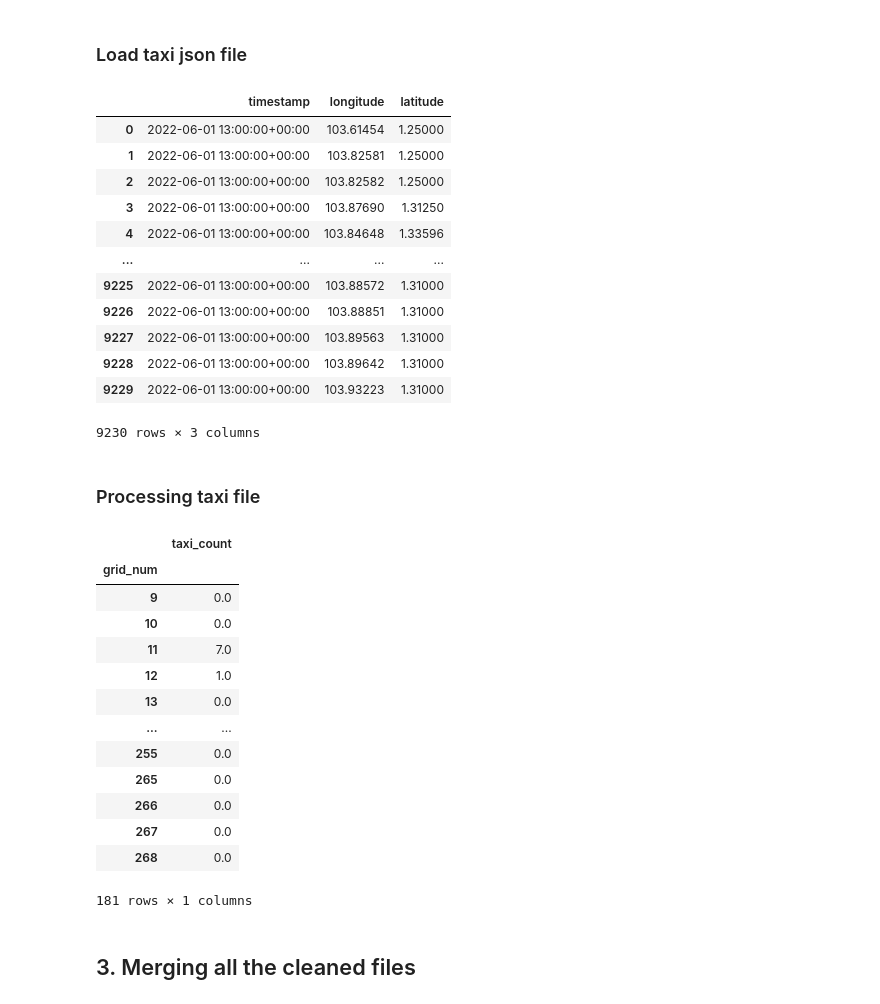
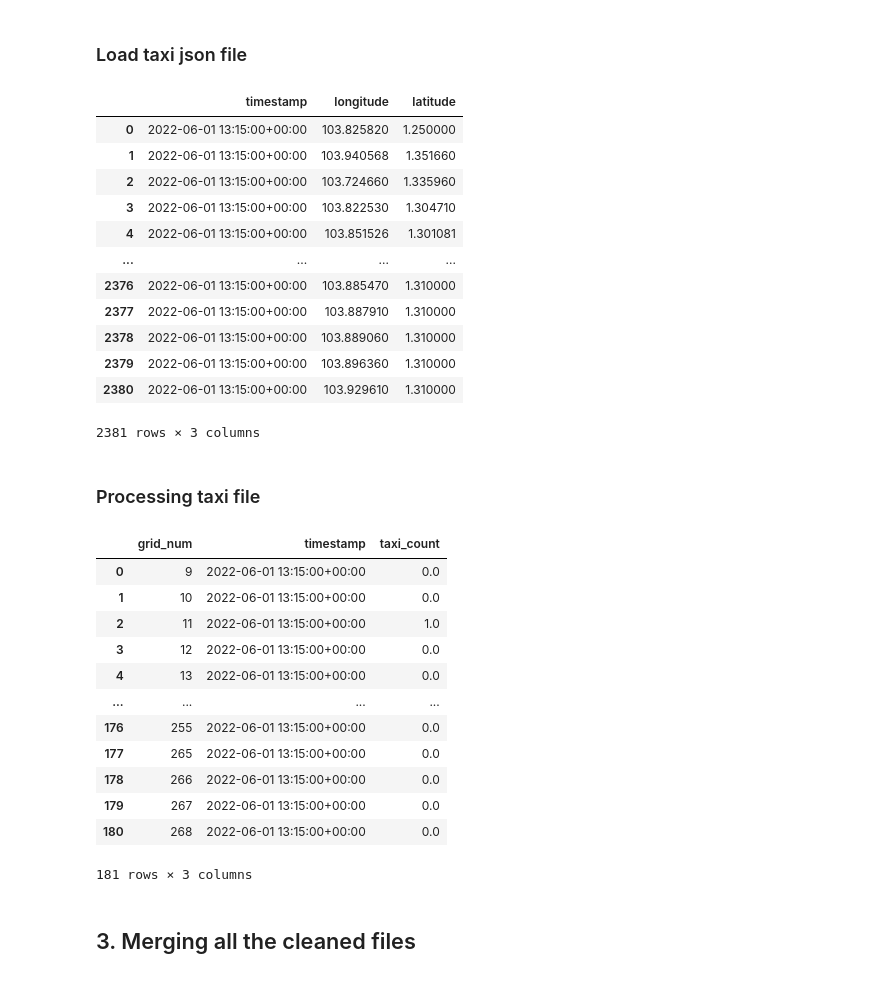
Before and after one commit to spencerkmarley/smu-cs611-mleng-project, a Jupyter notebook: Assignment.ipynb, the cells around one changed output. Drawn from its saved outputs; the diff is of its cells as text; code cells hidden in the pictures.

Commit message:
updated nea assignment

```diff
--- a/Assignment.ipynb
+++ b/Assignment.ipynb
@@ -59,7 +46,8 @@ Taxi files: <br>
 project = 'ml-eng-cs611-group-project'
 nea_bucket = 'ml-eng-cs611-group-project-nea'
 taxi_bucket = 'ml-eng-cs611-group-project-taxis'
-dataset_id='taxi_dataset'
+dataset_id='taxi_dataset_reference'
+table_id_nea='assignment-station-v2'
 measure = 'rainfall'
 measures = ['rainfall','air-temperature','relative-humidity']
 
@@ -83,3 +79,10 @@ grid_nums = list(grids_df['grid_num'].unique())
+# %%
+grids_file = './updated codes/filter_grids_2/filter_grids_2.shp' ## To change directory
+
+grids_df = get_grid_data(grids_file)
+
+# Get unique grid_num
+grid_nums = list(grids_df['grid_num'].unique())
 # %%
 grids_df
 # %% [output]
@@ -238,34 +262,34 @@ assignment_df
 # %% [markdown]
 ### Load taxi json file
 # %%
-taxi_query_timestamp = '2022-06-01 13:00:00'
+taxi_query_timestamp = '2022-06-01 13:15:00'
 taxi = query_taxi_availability(taxi_query_timestamp)
 # %%
 taxi
 # %% [output]
 |  | timestamp | longitude | latitude |
-| 0 | 2022-06-01 13:00:00+00:00 | 103.61454 | 1.25000 |
-| 1 | 2022-06-01 13:00:00+00:00 | 103.82581 | 1.25000 |
-| 2 | 2022-06-01 13:00:00+00:00 | 103.82582 | 1.25000 |
-| 3 | 2022-06-01 13:00:00+00:00 | 103.87690 | 1.31250 |
-| 4 | 2022-06-01 13:00:00+00:00 | 103.84648 | 1.33596 |
+| 0 | 2022-06-01 13:15:00+00:00 | 103.825820 | 1.250000 |
+| 1 | 2022-06-01 13:15:00+00:00 | 103.940568 | 1.351660 |
+| 2 | 2022-06-01 13:15:00+00:00 | 103.724660 | 1.335960 |
+| 3 | 2022-06-01 13:15:00+00:00 | 103.822530 | 1.304710 |
+| 4 | 2022-06-01 13:15:00+00:00 | 103.851526 | 1.301081 |
 | ... | ... | ... | ... |
-| 9225 | 2022-06-01 13:00:00+00:00 | 103.88572 | 1.31000 |
-| 9226 | 2022-06-01 13:00:00+00:00 | 103.88851 | 1.31000 |
-| 9227 | 2022-06-01 13:00:00+00:00 | 103.89563 | 1.31000 |
-| 9228 | 2022-06-01 13:00:00+00:00 | 103.89642 | 1.31000 |
-| 9229 | 2022-06-01 13:00:00+00:00 | 103.93223 | 1.31000 |
+| 2376 | 2022-06-01 13:15:00+00:00 | 103.885470 | 1.310000 |
+| 2377 | 2022-06-01 13:15:00+00:00 | 103.887910 | 1.310000 |
+| 2378 | 2022-06-01 13:15:00+00:00 | 103.889060 | 1.310000 |
+| 2379 | 2022-06-01 13:15:00+00:00 | 103.896360 | 1.310000 |
+| 2380 | 2022-06-01 13:15:00+00:00 | 103.929610 | 1.310000 |
-9230 rows × 3 columns
+2381 rows × 3 columns
 # %% [markdown]
 ### Processing taxi file
 # %%
-def get_grid_longitude(longitude:float):
-    return math.ceil((longitude-103.6)/0.020454545454545583)
-
-def get_grid_latitude(latitude:float):
-    return (13 - math.ceil((latitude -1.208)/0.020538461538461547))*22
 
 def assign_taxis(taxi_df,grids):
+    def get_grid_longitude(longitude:float):
+        return math.ceil((longitude-103.6)/0.020454545454545583)
+
+    def get_grid_latitude(latitude:float):
+        return (13 - math.ceil((latitude -1.208)/0.020538461538461547))*22
     longitude_array = taxi_df['longitude'].to_numpy()
     latitude_array = taxi_df['latitude'].to_numpy()
 
@@ -286,27 +310,24 @@ def assign_taxis(taxi_df,grids):
     taxi_clean = pd.merge(all_grids, df_taxicount, how='left')
     taxi_clean['taxi_count'] = taxi_clean['taxi_count'].fillna(0) #fill missing taxi_count = 0
     taxi_clean['grid_num']=taxi_clean['grid_num'].apply(int)
-    taxi_clean = taxi_clean.set_index('grid_num')
-    taxi_clean.drop('timestamp',axis=1,inplace=True)
     return taxi_clean
 # %%
-taxi_df=assign_taxis(taxi,grids)
+taxi_df=assign_taxis(taxi,grids_df)
 taxi_df
 # %% [output]
-|  | taxi_count |
-| grid_num |  |
-| 9 | 0.0 |
-| 10 | 0.0 |
-| 11 | 7.0 |
-| 12 | 1.0 |
-| 13 | 0.0 |
-| ... | ... |
-| 255 | 0.0 |
-| 265 | 0.0 |
-| 266 | 0.0 |
-| 267 | 0.0 |
-| 268 | 0.0 |
+|  | grid_num | timestamp | taxi_count |
+| 0 | 9 | 2022-06-01 13:15:00+00:00 | 0.0 |
+| 1 | 10 | 2022-06-01 13:15:00+00:00 | 0.0 |
+| 2 | 11 | 2022-06-01 13:15:00+00:00 | 1.0 |
+| 3 | 12 | 2022-06-01 13:15:00+00:00 | 0.0 |
+| 4 | 13 | 2022-06-01 13:15:00+00:00 | 0.0 |
+| ... | ... | ... | ... |
+| 176 | 255 | 2022-06-01 13:15:00+00:00 | 0.0 |
+| 177 | 265 | 2022-06-01 13:15:00+00:00 | 0.0 |
+| 178 | 266 | 2022-06-01 13:15:00+00:00 | 0.0 |
+| 179 | 267 | 2022-06-01 13:15:00+00:00 | 0.0 |
+| 180 | 268 | 2022-06-01 13:15:00+00:00 | 0.0 |
-181 rows × 1 columns
+181 rows × 3 columns
 # %% [markdown]
 ## 3. Merging all the cleaned files
 # %%
```
Also changed, not shown: parts of 17 cells of this notebook, 1 other file.
